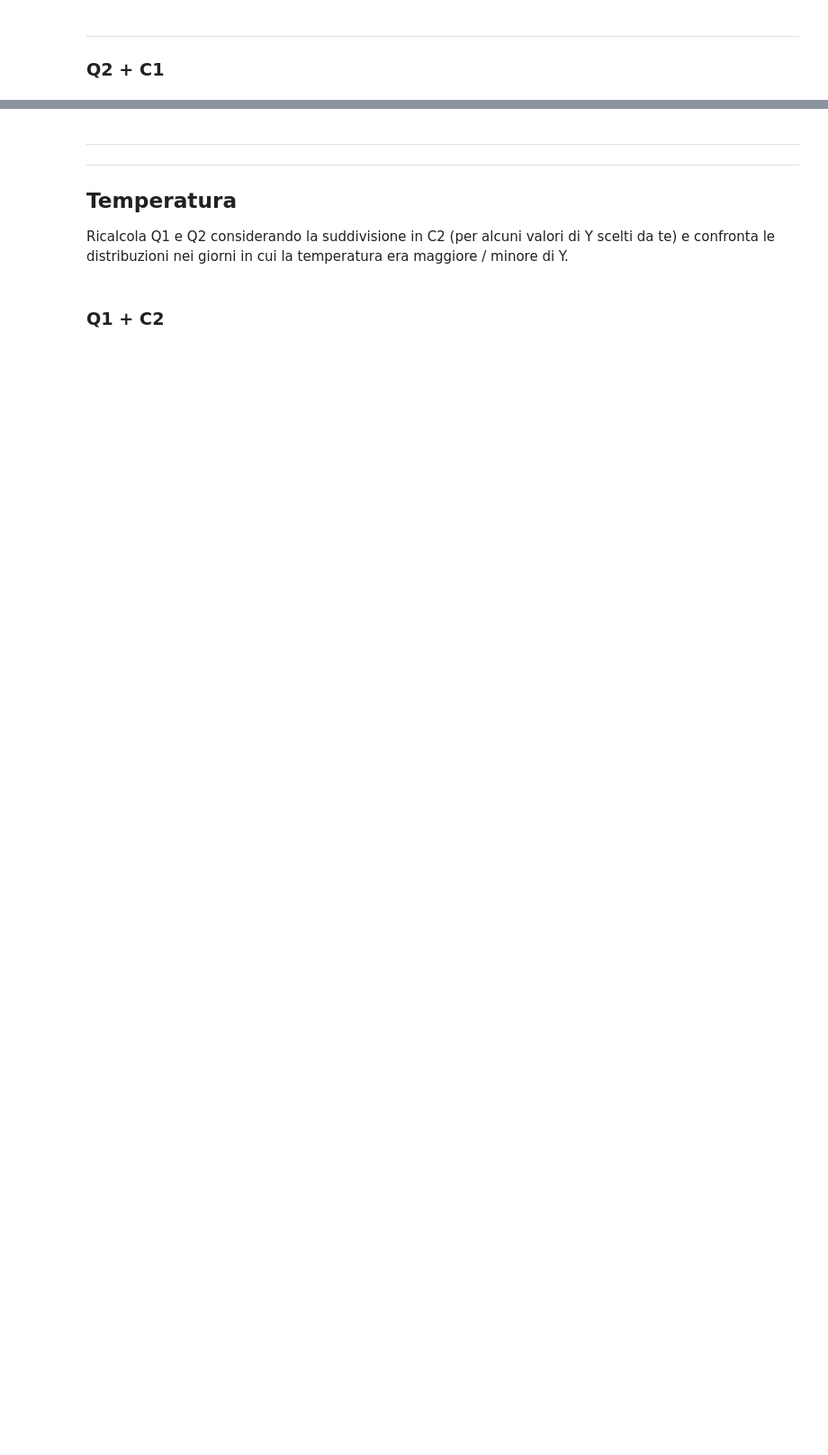
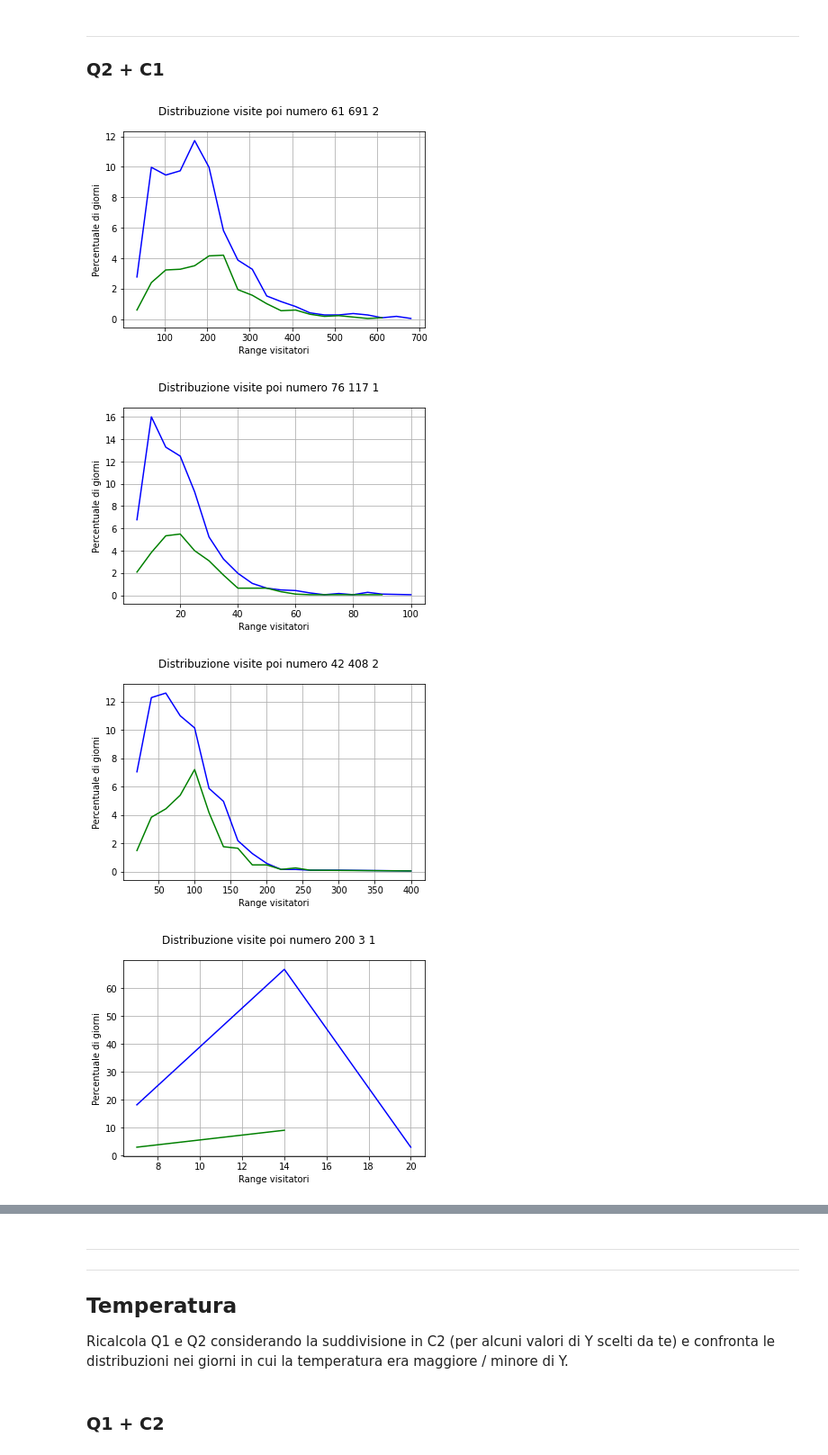
Before and after one commit to 4nnina/bigData_project, a Jupyter notebook: Progetto.ipynb, the cells around one changed output, grey strips where cells are left out. Shown at 90% size. Cells and saved outputs as stored; diff of their text form; code cells hidden in the pictures; blank space fills up the shorter version.

```diff
--- a/Progetto.ipynb
+++ b/Progetto.ipynb
@@ -379,8 +379,6 @@ plt.show()
 --------------------------------------------------------
 ### Q2 + C1
 # %%
-###da fare
-
 import matplotlib.pyplot as plt
 
 number_bucket = 20
@@ -390,35 +388,52 @@ def get_bucket(visitors, max_v):
         return number_bucket
 
     bucket = max_v/number_bucket
     return int(visitors / bucket) +1
 
 for poi in list_poi:
     count_daily = count_daily_visitors.filter(lambda x: x[0][0] == poi)\
-                                        .map(lambda x: (x[0][1],x[1]))
+                                        .map(lambda x: (get_visit_date(x[0][1]),x[1]))
 
     max_visitors = count_daily.map(lambda x: x[1]).max()
     min_visitors = count_daily.map(lambda x: x[1]).min()
     tot_visitors = count_daily.count()
 
-    group_same_count_visitors = count_daily.map(lambda x: (get_bucket(x[1],max_visitors), 1))\
+    over_group_same_count_visitors = count_daily.join(over_X)\
+                                            .map(lambda x: (get_bucket(x[1][0],max_visitors), 1))\
                                             .reduceByKey(lambda a,b: a+b)\
                                             .sortByKey()\
                                             .collect()
+    ##modificato il map per prendere il conto non le ore di pioggia
+    under_group_same_count_visitors = count_daily.join(under_X)\
+                                            .map(lambda x: (get_bucket(x[1][0],max_visitors), 1))\
+                                            .reduceByKey(lambda a,b: a+b)\
+                                            .sortByKey()\
+                                            .collect()
+
     bucket = max(int(max_visitors/number_bucket), 1)
-    visitors = [ (x[1] / tot_visitors * 100) for x in group_same_count_visitors]
-    bucket = [ x[0]*bucket  for x in group_same_count_visitors]
+
+    visitors_over = [ (x[1] / tot_visitors * 100) for x in over_group_same_count_visitors]
+    visitors_under = [ (x[1] / tot_visitors * 100) for x in under_group_same_count_visitors]
+    bucket_over = [ x[0]*bucket  for x in over_group_same_count_visitors]
+    bucket_under = [ x[0]*bucket  for x in under_group_same_count_visitors]
 
     #x_labels = [int((x[0]-1)*(max_visitors / number_bucket))+min_visitors for x in group_same_count_visitors]
     #x_labels =  range(min_visitors, max_visitors+1, int(max_visitors/number_bucket))
     #print(len(bucket), len(x_labels))
     #plt.xticks(range(number_bucket), x_labels)
 
     plt.suptitle('Distribuzione visite poi numero {} {} {}'.format(poi,max_visitors,min_visitors))
     plt.xlabel('Range visitatori')
     plt.ylabel('Percentuale di giorni')
     plt.grid()
-    plt.plot(bucket,visitors)
+    plt.plot(bucket_over,visitors_over,color='b')
+    plt.plot(bucket_under,visitors_under,color='g')
+
     #for x,y in zip(bucket,visitors):
         #plt.text(x,y, str(round(y,2)))
     plt.show()
 # %% [output]
+[figure, added]
+[figure, added]
+[figure, added]
+[figure, added]
```
Also changed, not shown: parts of 10 cells of this notebook.
